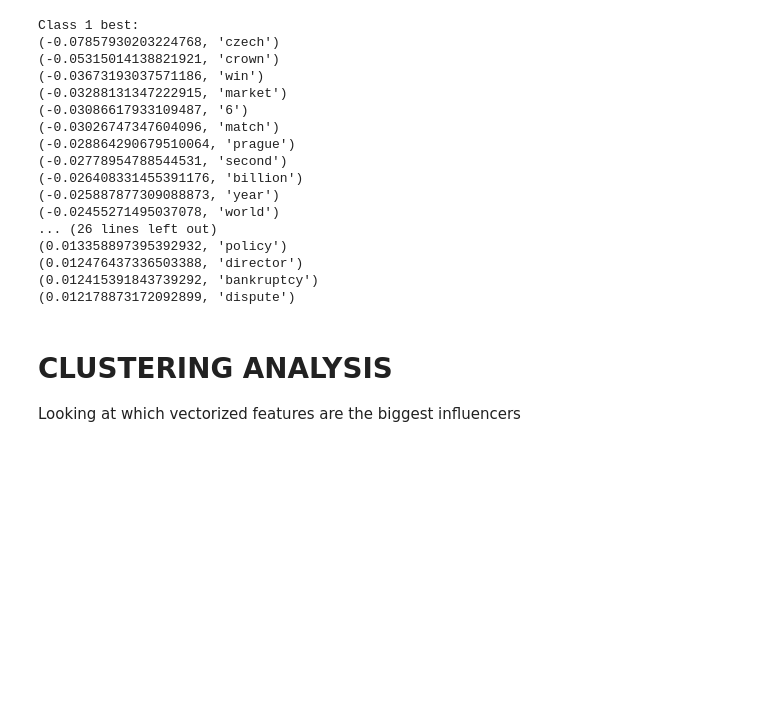
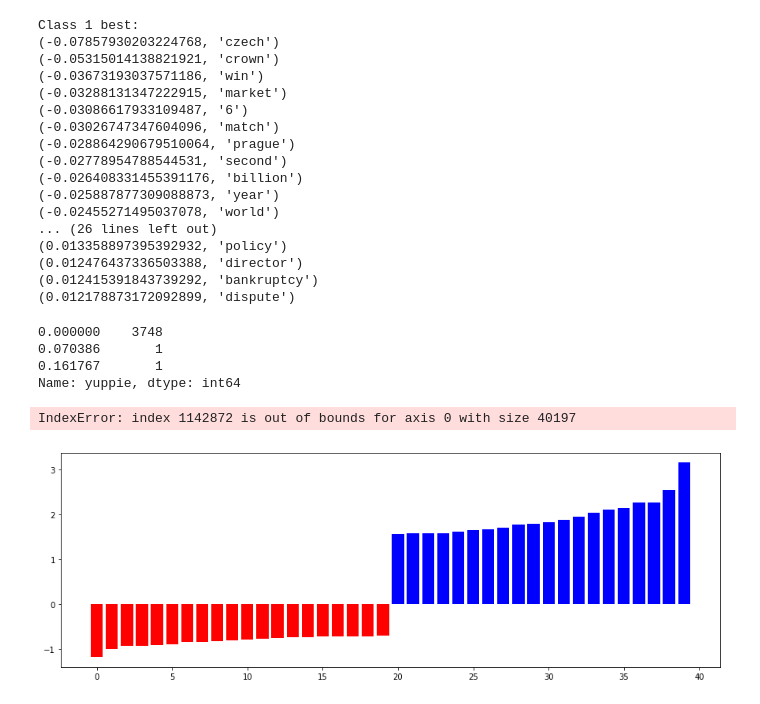
Before and after one commit to jafonte01/CAPSTONE---Unsupervised-Learning, a Jupyter notebook: Unit 4 NEW Capstone .ipynb, the cells around one changed output. Cells and saved outputs as stored; diff of their text form; code cells hidden in the pictures; blank space fills up the shorter version.

```diff
--- a/Unit 4 NEW Capstone .ipynb
+++ b/Unit 4 NEW Capstone .ipynb
@@ -488,6 +488,7 @@ Class 1 best:
 # %%
 #-------------------------------------------------------------------------------------------
 # NEW VECTORIZER - Tfidf!!!!!!!!
+from sklearn.feature_extraction.text import TfidfVectorizer
 
 tfidf = TfidfVectorizer(analyzer=lambda x: x, ngram_range=(1,1))
 tfidf_vectors = tfidf.fit_transform(df_train['Lemmatized Text'])
@@ -495,9 +496,22 @@ tfidf_vectors = tfidf.fit_transform(df_train['Lemmatized Text'])
 # save this commented-out thing for later?
 # df_word_matrix_TRAIN = pd.DataFrame(tfidf_vectors.todense(), columns=tfidf.vocabulary_)
 
-feature_names = tfidf_vectors.get_feature_names()
-df_train_tfidf_vectorized = word_matrix_2_df(tfidf_vectors, feature_names)
+# feature_names the same from previous vectorizer, so feature_names=tokens again
+# (this is my way of saying that tfidf_vectors.get_feature_names throws an AttributeError)
+
+df_train_tfidf_vectorized = word_matrix_2_df(tfidf_vectors, tokens)
-# %% [markdown]
-# CLUSTERING ANALYSIS
-
-Looking at which vectorized features are the biggest influencers
+# %%
+df_train_tfidf_vectorized.iloc[:,100-250].value_counts() # highly sparse data again
+# %% [output]
+0.000000    3748
+0.070386       1
+0.161767       1
+Name: yuppie, dtype: int64
+# %%
+plot_coefficients(LinearSVC(max_iter=500),
+                  df_train_tfidf_vectorized,
+                  df_train['AuthorNum'],
+                  tokens)
+# %% [output]
+IndexError: index 1142872 is out of bounds for axis 0 with size 40197
+[figure, added]
```
Also changed, not shown: parts of 12 cells of this notebook, 1 other file.
